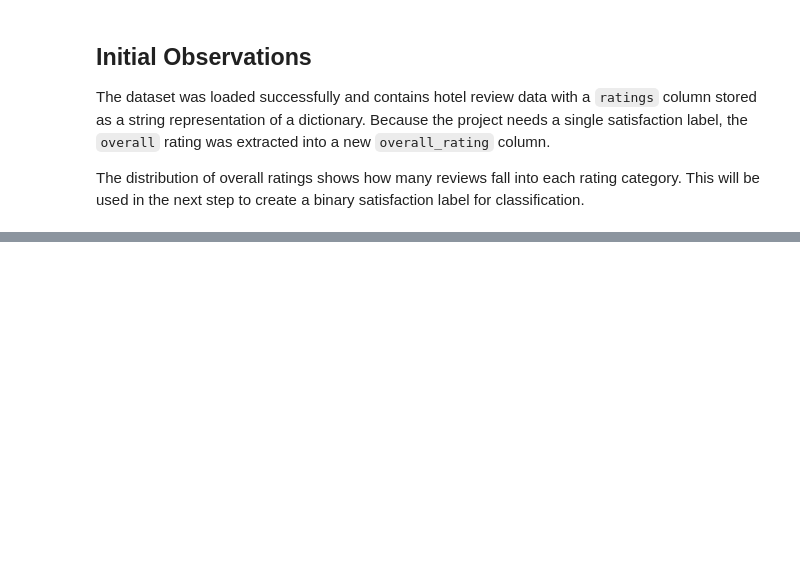
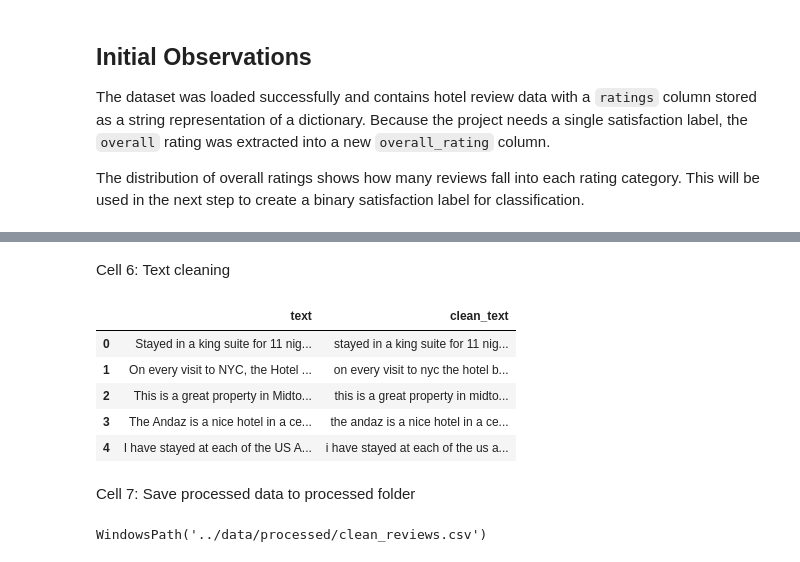
Before and after one commit to ElijahAmir08/Active-Learning-Review-Satisfication, a Jupyter notebook: notebooks/review_satisfaction_analysis.ipynb, the cells around one changed output, grey strips where cells are left out. Saved outputs shown, nothing was run; the diff lists cells and outputs as text; code cells hidden in the pictures; blank space fills up the shorter version.

```diff
--- a/notebooks/review_satisfaction_analysis.ipynb
+++ b/notebooks/review_satisfaction_analysis.ipynb
@@ -195,0 +264,28 @@ The distribution of overall ratings shows how many reviews fall into each rating
+# %% [markdown]
+Cell 6: Text cleaning
+# %%
+# Convert review text to string type (if not already)
+clean_reviews_df["clean_text"] = (
+    clean_reviews_df[text_column].astype(str)
+    .str.lower()
+    .str.replace(r'[^\w\s]', '', regex=True)
+    .str.strip()
+)
+# Check first few rows of the cleaned text
+clean_reviews_df[["text", "clean_text"]].head()
+# %% [output]
+|  | text | clean_text |
+| 0 | Stayed in a king suite for 11 nig... | stayed in a king suite for 11 nig... |
+| 1 | On every visit to NYC, the Hotel ... | on every visit to nyc the hotel b... |
+| 2 | This is a great property in Midto... | this is a great property in midto... |
+| 3 | The Andaz is a nice hotel in a ce... | the andaz is a nice hotel in a ce... |
+| 4 | I have stayed at each of the US A... | i have stayed at each of the us a... |
+# %% [markdown]
+Cell 7: Save processed data to processed folder
+# %%
+processed_path = Path("../data/processed/clean_reviews.csv")
+clean_reviews_df.to_csv(processed_path, index=False)
+
+processed_path
+# %% [output]
+WindowsPath('../data/processed/clean_reviews.csv')
```
Also changed, not shown: parts of 14 cells of this notebook.
